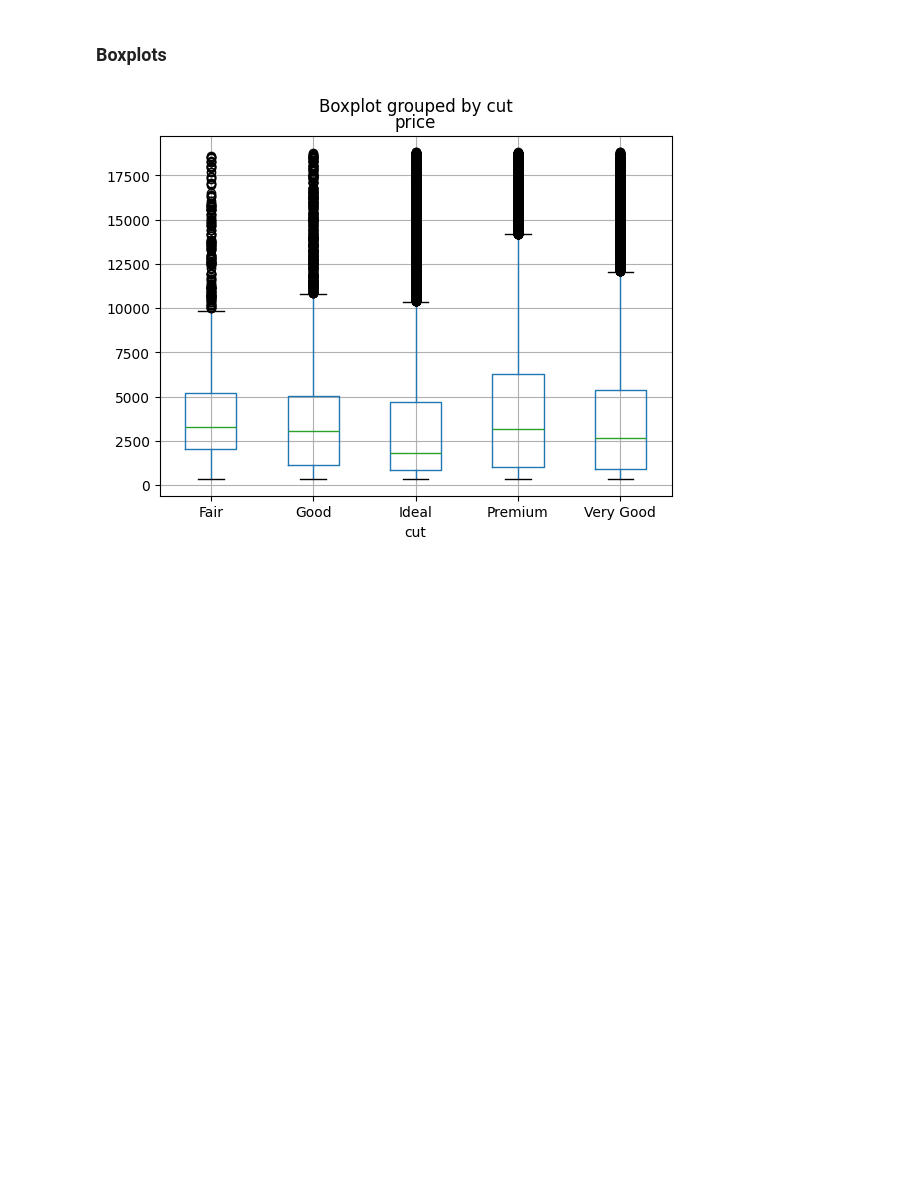
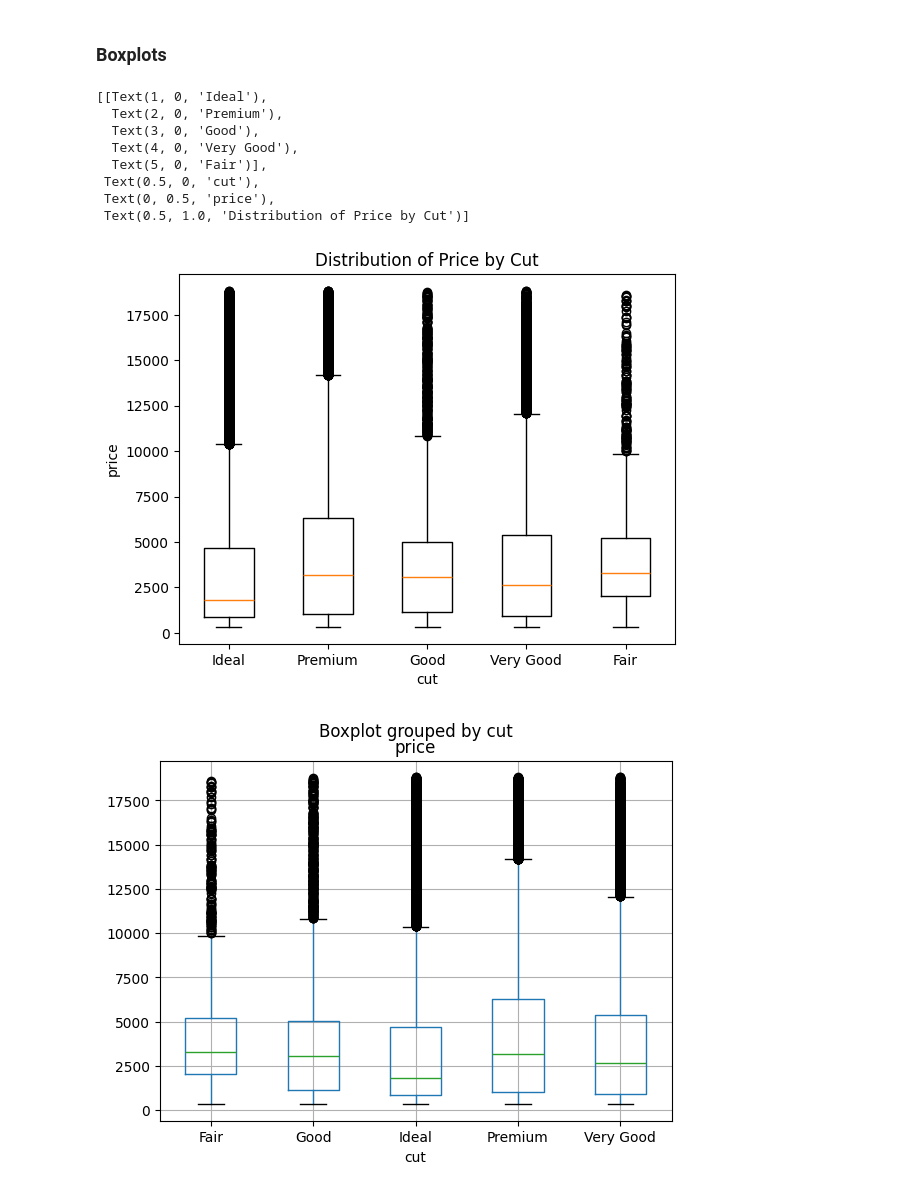
Before and after one commit to kramlinger/sta141b_FQ23, a Jupyter notebook: discussion/08-visualization.ipynb, the cells around one changed output. Cells and saved outputs as stored; diff of their text form; code cells hidden in the pictures; blank space fills up the shorter version.

```diff
--- a/discussion/08-visualization.ipynb
+++ b/discussion/08-visualization.ipynb
@@ -99,6 +99,27 @@ plt.show()
 [figure]
 # %% [markdown]
 ### Boxplots
+# %%
+# MATPLOTLIB
+fig, ax = plt.subplots(1, 1)
+
+ax.boxplot([diamonds[diamonds.cut == s]['price'].values
+for s in diamonds.cut.unique()])
+
+ax.set(xticklabels=diamonds.cut.unique(),
+xlabel='cut',
+ylabel='price',
+title='Distribution of Price by Cut')
+# %% [output]
+[[Text(1, 0, 'Ideal'),
+  Text(2, 0, 'Premium'),
+  Text(3, 0, 'Good'),
+  Text(4, 0, 'Very Good'),
+  Text(5, 0, 'Fair')],
+ Text(0.5, 0, 'cut'),
+ Text(0, 0.5, 'price'),
+ Text(0.5, 1.0, 'Distribution of Price by Cut')]
+[figure, added]
 # %%
 # Pandas
 
```
